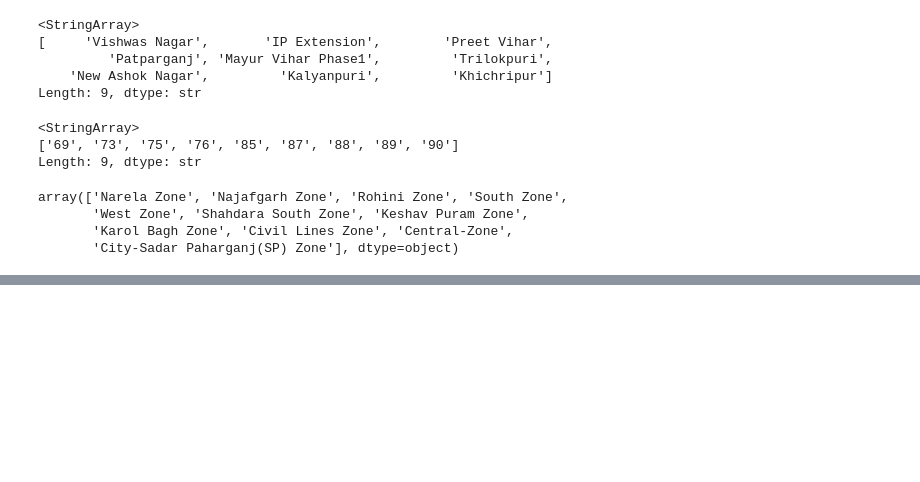
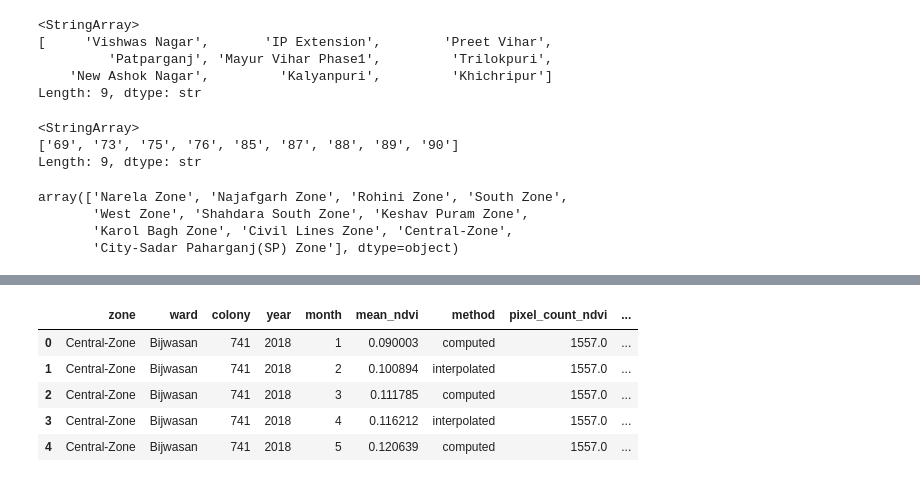
Before and after one commit to Tiwari-Harshvardhan/isro-bah-project, a Jupyter notebook: notebooks/delhi_data_lst_cleaned.ipynb, the cells around one changed output, grey strips where cells are left out. Drawn from its saved outputs; the diff is of its cells as text; code cells hidden in the pictures; blank space fills up the shorter version.

```diff
--- a/notebooks/delhi_data_lst_cleaned.ipynb
+++ b/notebooks/delhi_data_lst_cleaned.ipynb
@@ -600,0 +635,22 @@ df = df.to_csv('C://Users//harsh//Desktop//isro hacakthon//data//raw//Delhi_NDVI
+# %%
+if merged_df['month'].dtype == 'object':
+    merged_df['month_num'] = merged_df['month'].map(month_map)
+else:
+    merged_df['month_num'] = merged_df['month']
+# %%
+merged_df['temp_date'] = pd.to_datetime(
+    merged_df['year'].astype(str) + '-' + merged_df['month_num'].astype(str).str.zfill(2) + '-01'
+)
+# %%
+merged_df = merged_df.sort_values(by=['zone', 'ward', 'colony', 'temp_date']).reset_index(drop=True)
+# %%
+merged_df = merged_df.drop(columns=['month_num', 'temp_date'])
+# %%
+merged_df.head()
+# %% [output]
+|  | zone | ward | colony | year | month | mean_ndvi | method | pixel_count_ndvi | ... |
+| 0 | Central-Zone | Bijwasan | 741 | 2018 | 1 | 0.090003 | computed | 1557.0 | ... |
+| 1 | Central-Zone | Bijwasan | 741 | 2018 | 2 | 0.100894 | interpolated | 1557.0 | ... |
+| 2 | Central-Zone | Bijwasan | 741 | 2018 | 3 | 0.111785 | computed | 1557.0 | ... |
+| 3 | Central-Zone | Bijwasan | 741 | 2018 | 4 | 0.116212 | interpolated | 1557.0 | ... |
+| 4 | Central-Zone | Bijwasan | 741 | 2018 | 5 | 0.120639 | computed | 1557.0 | ... |
```
Also changed, not shown: parts of 9 cells of this notebook, 4 other files.
